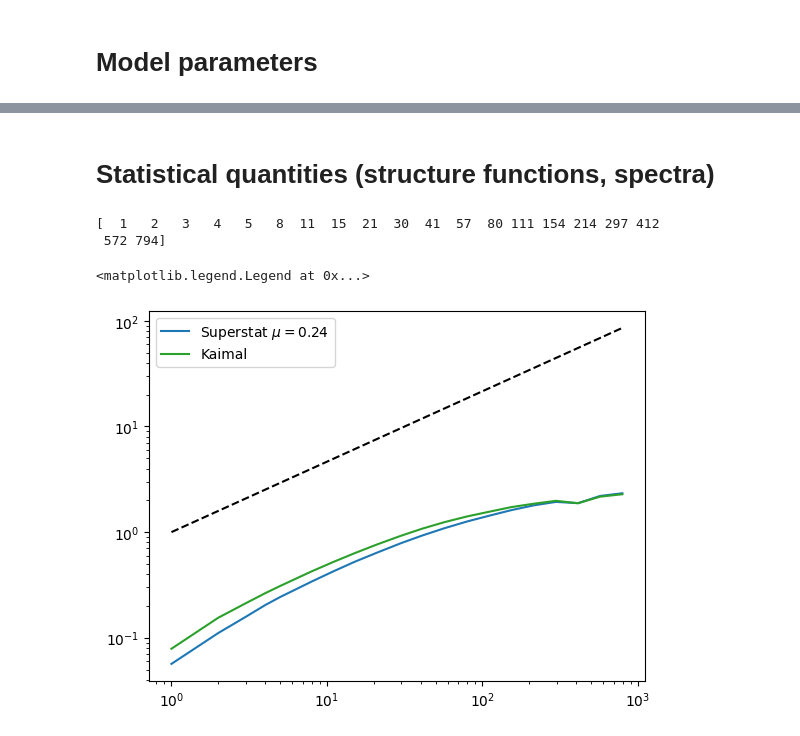
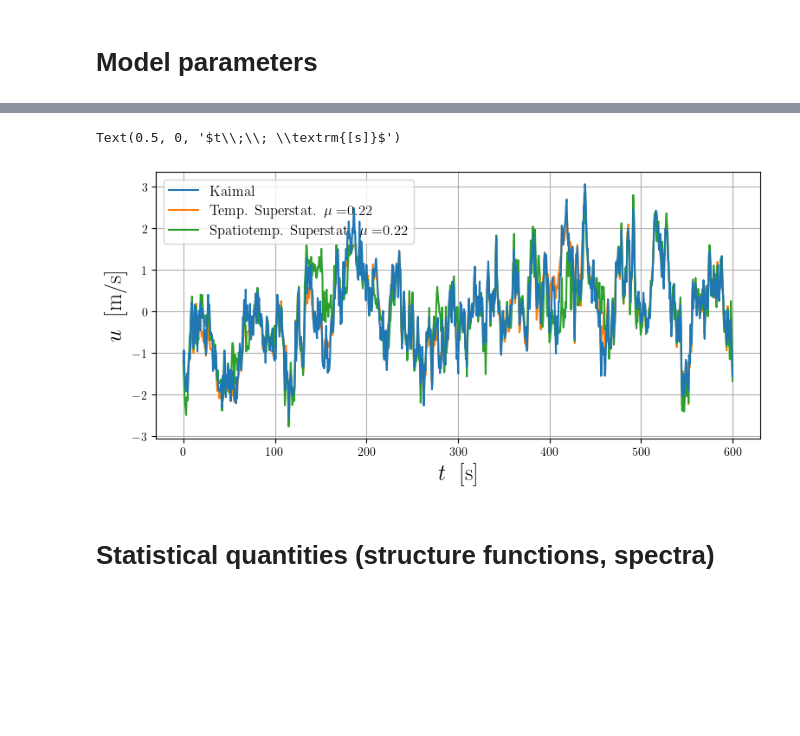
Before and after one commit to fiddir/pyforwind, a Jupyter notebook: examples/example_kaimal.ipynb, the cells around one changed output, grey strips where cells are left out. Drawn from its saved outputs; the diff is of its cells as text; code cells hidden in the pictures; blank space fills up the shorter version.

```diff
--- a/examples/example_kaimal.ipynb
+++ b/examples/example_kaimal.ipynb
@@ -73,26 +91,15 @@ plt.savefig('comparison_time_series.pdf')
+# %%
+plt.rcParams["axes.grid"] = True
+fig, ax = plt.subplots(figsize=(9, 4))
+t = np.linspace(0, 600, N_x)
+ax.plot(t, u_gauss[real,8,10,:], label='Kaimal', color='C0',zorder=12)
+ax.plot(t, u_temporal[real,8,10, :], label='Temp. Superstat. $\\mu=$'+str(mu), color='C1')
+ax.plot(t, u_spatiotemporal[real,8,10, :], label='Spatiotemp. Superstat. $\\mu=$'+str(mu), color='C2')
+ax.legend(fontsize=12)
+plt.ylabel('$u\;\; \\textrm{[m/s]}$', fontsize=19)
+plt.xlabel('$t\;\; \\textrm{[s]}$', fontsize=19)
+# %% [output]
+Text(0.5, 0, '$t\\;\\; \\textrm{[s]}$')
+[figure, added]
 # %% [markdown]
 # Statistical quantities (structure functions, spectra)
-# %%
-R_struc = np.logspace(0.2, 2.9, 20, dtype='int')
-print(R_struc)
-struc_2 = np.zeros(R_struc.size)
-struc_4 = np.zeros(R_struc.size)
-struc_2_gauss = np.zeros(R_struc.size)
-struc_4_gauss = np.zeros(R_struc.size)
-for rr in range(R_struc.size):
-    struc_2[rr] = np.mean((np.roll(u, R_struc[rr], axis=2)-u)**2)
-    struc_4[rr] = np.mean((np.roll(u, R_struc[rr], axis=2)-u)**4)
-    struc_2_gauss[rr] = np.mean((np.roll(u_gauss, R_struc[rr], axis=2)-u_gauss)**2)
-    struc_4_gauss[rr] = np.mean((np.roll(u_gauss, R_struc[rr], axis=2)-u_gauss)**4)
-# %% [output]
-[  1   2   3   4   5   8  11  15  21  30  41  57  80 111 154 214 297 412
- 572 794]
-# %%
-# second-order structure functions
-plt.loglog(R_struc,struc_2, label='Superstat $\\mu=0.24$', color='C0')
-plt.loglog(R_struc,struc_2_gauss, label='Kaimal', color='C2')
-plt.loglog(R_struc,R_struc**(2/3.), color='black', ls='dashed')
-plt.legend()
-# %% [output]
-<matplotlib.legend.Legend at 0x...>
-[figure, removed]
```
Also changed, not shown: parts of 22 cells of this notebook, 1 other file.
